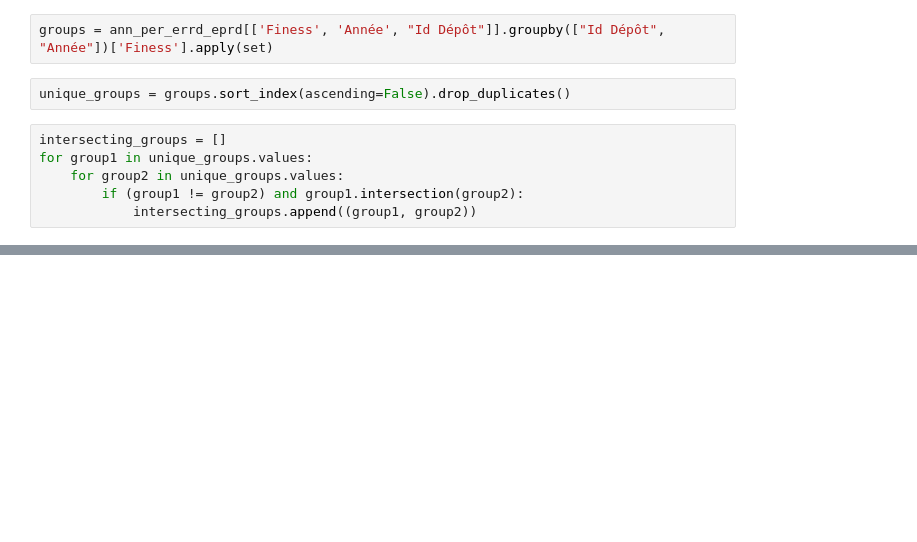
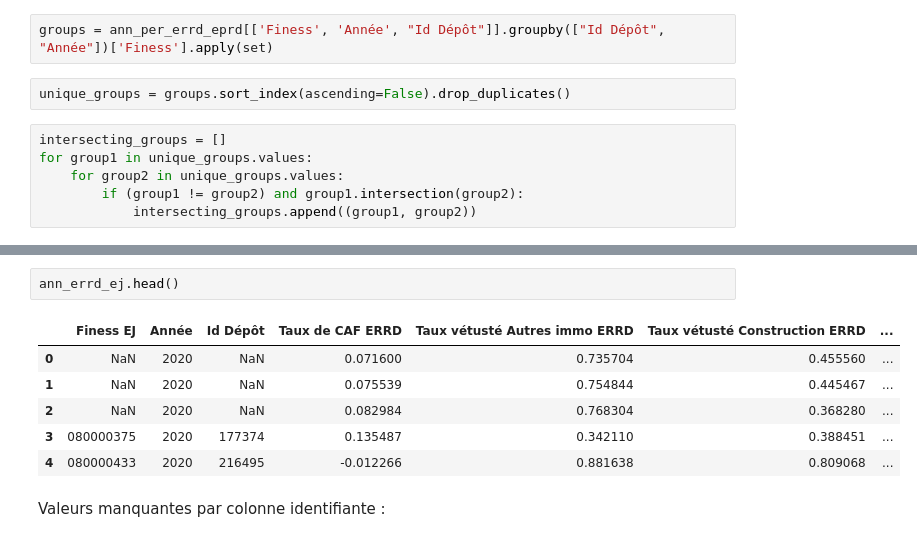
Before and after one commit to DNUM-SocialGouv/helios, a Jupyter notebook: datacrawler/exploration-des-données/budget_et_finances/ANN_PER_ERRD_EPRD.ipynb, the cells around one changed output, grey strips where cells are left out. Cells and saved outputs as stored; diff of their text form; blank space fills up the shorter version.

```diff
--- a/datacrawler/exploration-des-données/budget_et_finances/ANN_PER_ERRD_EPRD.ipynb
+++ b/datacrawler/exploration-des-données/budget_et_finances/ANN_PER_ERRD_EPRD.ipynb
@@ -70,0 +118,11 @@ On voit que, dans une même année, les groupes d'ET qui sont déposés ensemble
+# %%
+ann_errd_ej.head()
+# %% [output]
+|  | Finess EJ | Année | Id Dépôt | Taux de CAF ERRD | Taux vétusté Autres immo ERRD | Taux vétusté Construction ERRD | ... |
+| 0 | NaN | 2020 | NaN | 0.071600 | 0.735704 | 0.455560 | ... |
+| 1 | NaN | 2020 | NaN | 0.075539 | 0.754844 | 0.445467 | ... |
+| 2 | NaN | 2020 | NaN | 0.082984 | 0.768304 | 0.368280 | ... |
+| 3 | 080000375 | 2020 | 177374 | 0.135487 | 0.342110 | 0.388451 | ... |
+| 4 | 080000433 | 2020 | 216495 | -0.012266 | 0.881638 | 0.809068 | ... |
+# %% [markdown]
+Valeurs manquantes par colonne identifiante :
```
Also changed, not shown: parts of 35 cells of this notebook.
